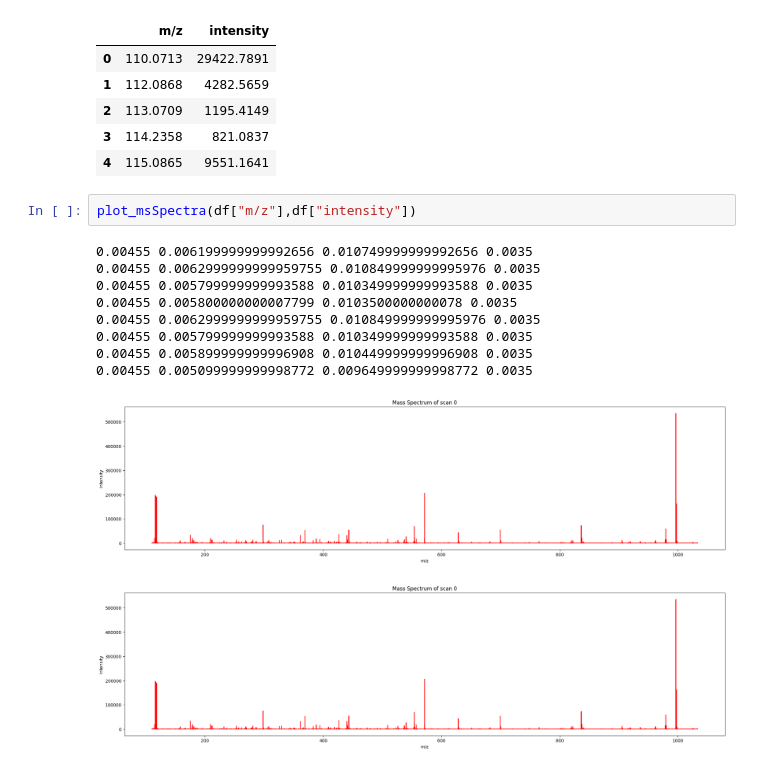
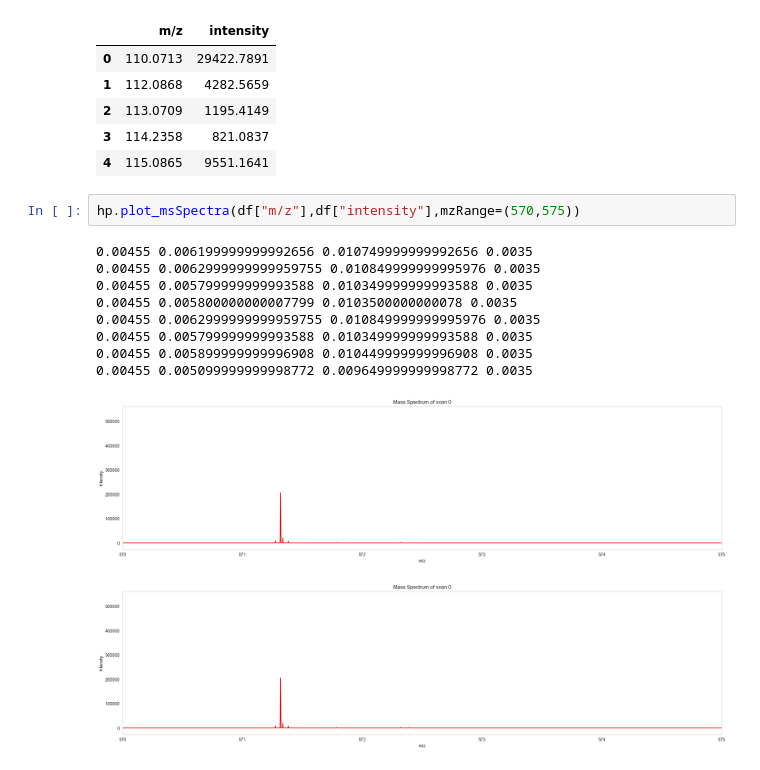
Before and after one commit to DBeben22/expert-tandem, a Jupyter notebook: experiment.ipynb, the cells around one changed output. Cells and saved outputs as stored; diff of their text form.

Commit message:
trying to improve understanding of datasets and how they are plotted with plot_msSpectra

```diff
--- a/experiment.ipynb
+++ b/experiment.ipynb
@@ -15,18 +20,18 @@ df.head()
 | 3 | 114.2358 | 821.0837 |
 | 4 | 115.0865 | 9551.1641 |
 # %%
-plot_msSpectra(df["m/z"],df["intensity"])
+hp.plot_msSpectra(df["m/z"],df["intensity"],mzRange=(570,575))
 # %% [output]
 0.00455 0.006199999999992656 0.010749999999992656 0.0035
 0.00455 0.0062999999999959755 0.010849999999995976 0.0035
 0.00455 0.005799999999993588 0.010349999999993588 0.0035
 0.00455 0.005800000000007799 0.0103500000000078 0.0035
 0.00455 0.0062999999999959755 0.010849999999995976 0.0035
 0.00455 0.005799999999993588 0.010349999999993588 0.0035
 0.00455 0.005899999999996908 0.010449999999996908 0.0035
 0.00455 0.005099999999998772 0.009649999999998772 0.0035
-[figure, old version]
+[figure, new version]
-[figure, old version]
+[figure, new version]
 # %%
 df.sort_values(by=["intensity"])["intensity"].plot(use_index=False,ylim=[0,10000])
 # %% [output]
```
Also changed, not shown: parts of 4 cells of this notebook, 1 other file.
